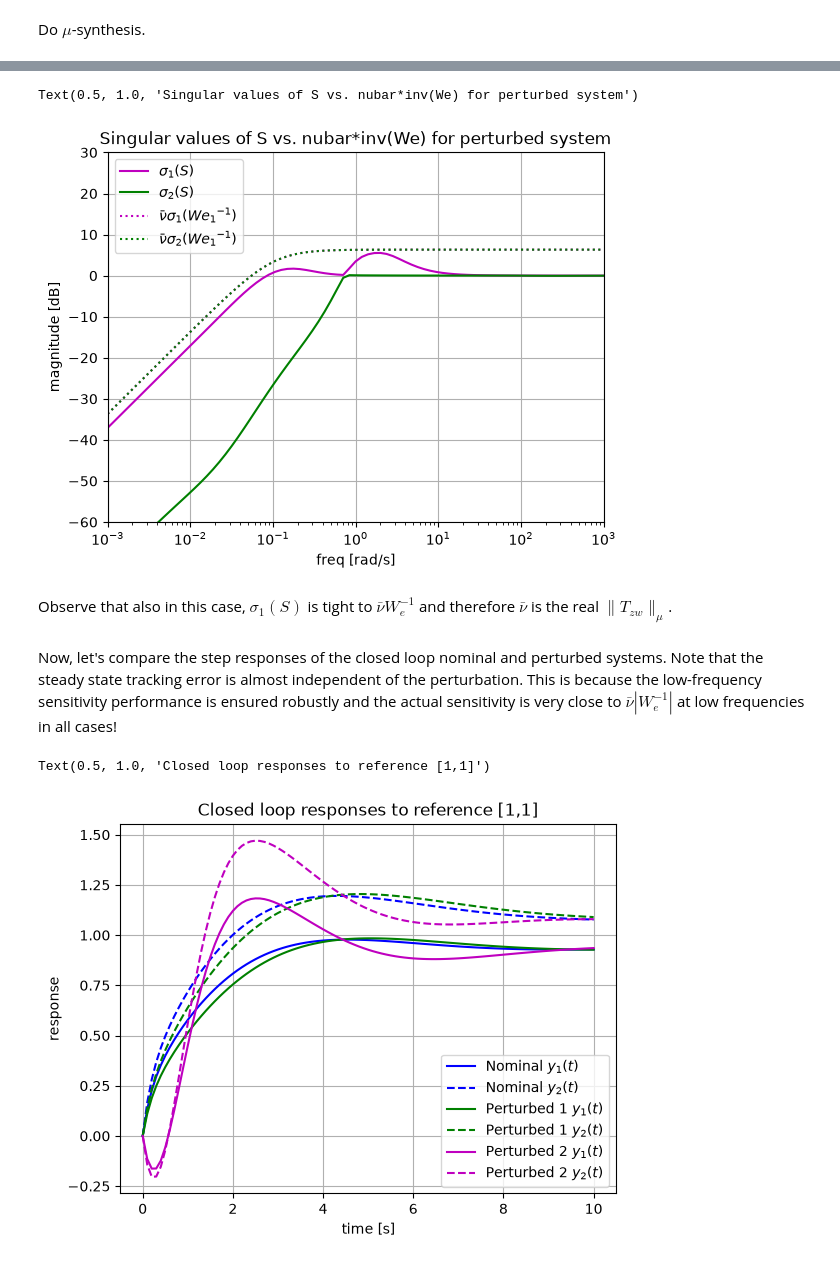
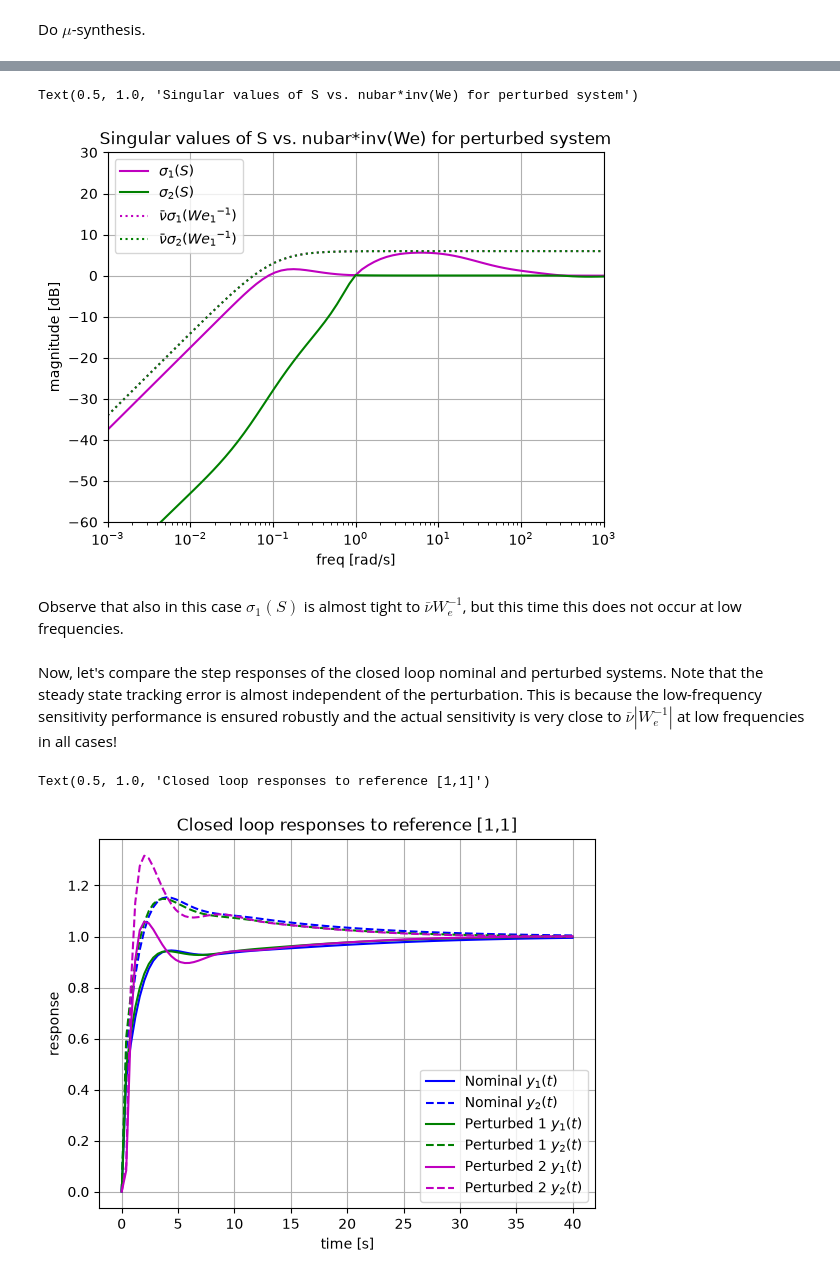
Before and after one commit to giannibi/rpc-scripts, a Jupyter notebook: examples/Part5/02 robust_performance_1.ipynb, the cells around one changed output, grey strips where cells are left out. Cells and saved outputs as stored; diff of their text form; code cells hidden in the pictures.

```diff
--- a/examples/Part5/02 robust_performance_1.ipynb
+++ b/examples/Part5/02 robust_performance_1.ipynb
@@ -250,0 +257,28 @@ Apparently, we hit a particular case here. In fact, since $\sigma_1(S)$ is tight
+# %%
+# Generate the perturbed plant
+Pp = P*(I+0.2/nubar*I)
+Pp.input_labels = ['up[0]','up[1]']
+Pp.output_labels = ['yp[0]','yp[1]']
+
+# Sensitivity of perturbed system
+Sp = ct.interconnect([Pp, Delta, K, Wi, We, sumdelta, fbk],
+                    inputs=['w[0]','w[1]'],
+                    outputs=['y[0]','y[1]'], check_unused=False)
+
+# Compute singular values of S over frequency
+Spsv = rb.sigma(Sp, omega)
+
+# Compare S with nubar*inv(We)
+Weinvsv = nubar*rb.sigma(Weinv, omega)
+
+plt.semilogx(omega, 20*np.log10(Spsv[:, 0]), 'm', label=r'$\sigma_1(S)$')
+plt.semilogx(omega, 20*np.log10(Spsv[:, 1]), 'g', label=r'$\sigma_2(S)$')
+plt.semilogx(omega, 20*np.log10(best_nubar*Weinvsv[:, 0]), 'm:', label=r'$\bar\nu \sigma_1({We_1}^{-1})$')
+plt.semilogx(omega, 20*np.log10(best_nubar*Weinvsv[:, 1]), 'g:', label=r'$\bar\nu  \sigma_2({We_1}^{-1})$')
+plt.ylim([-60, 30])
+plt.ylabel('magnitude [dB]')
+plt.xlim([1e-3, 1e3])
+plt.xlabel('freq [rad/s]')
+plt.legend()
+plt.grid()
+plt.title('Singular values of S vs. nubar*inv(We) for perturbed system')
@@ -253,6 +291,6 @@ Another admissible perturbation is $P_p=P(I+D_p/\bar\nu)$, where $D_p=\frac{0.2-
 # %%
 # Generate another admissible perturbed plant
-Dp = 1/best_nubar * ct.tf([-1,0.2],[0.5,1])
+Dp = 1/(1.01*nubar) * ct.tf([-1,0.2],[0.5,1])
 Dp = Dp.append(Dp)
 
 Pp2 = P*(I+Dp)
@@ -267,6 +305,9 @@ Sp2 = ct.interconnect([Pp2, Delta, K, Wi, We, sumdelta, fbk],
 # Compute singular values of S over frequency
 Spsv = rb.sigma(Sp2, omega)
 
+# Compare S with nubar*inv(We)
+Weinvsv = nubar*rb.sigma(Weinv, omega)
+
 plt.semilogx(omega, 20*np.log10(Spsv[:, 0]), 'm', label=r'$\sigma_1(S)$')
 plt.semilogx(omega, 20*np.log10(Spsv[:, 1]), 'g', label=r'$\sigma_2(S)$')
 plt.semilogx(omega, 20*np.log10(best_nubar*Weinvsv[:, 0]), 'm:', label=r'$\bar\nu \sigma_1({We_1}^{-1})$')
@@ -280,42 +321,42 @@ plt.grid()
 plt.title('Singular values of S vs. nubar*inv(We) for perturbed system')
 # %% [output]
 Text(0.5, 1.0, 'Singular values of S vs. nubar*inv(We) for perturbed system')
-[figure, old version]
+[figure, new version]
 # %% [markdown]
-Observe that also in this case, $\sigma_1(S)$ is tight to $\bar\nu W_e^{-1}$ and therefore $\bar\nu$ is the real $\|T_{zw}\|_\mu$.
+Observe that also in this case $\sigma_1(S)$ is almost tight to $\bar\nu W_e^{-1}$, but this time this does not occur at low frequencies.
 # %% [markdown]
 Now, let's compare the step responses of the closed loop nominal and perturbed systems. Note that the steady state tracking error is almost independent of the perturbation. This is because the low-frequency sensitivity performance is ensured robustly and the actual sensitivity is very close to $\bar\nu|W_e^{-1}|$ at low frequencies in all cases!
 # %%
 # Time for simulation
-time = np.linspace(0, 10, 101)
+time = np.linspace(0, 40, 101)
 
 # Compute complementary sensitivity for nominal, perturbed 1 and perturbed 2
 T = I-S
 Tp = I-Sp
 Tp2 = I-Sp2
 
 # Compute and plot unit step responses
 _, y1 = ct.step_response(T, time, input=0, squeeze=True)
 _, y2 = ct.step_response(T, time, input=1, squeeze=True)
 y = y1+y2
 _, yp1 = ct.step_response(Tp, time, input=0, squeeze=True)
 _, yp2 = ct.step_response(Tp, time, input=1, squeeze=True)
 yp= (yp1+yp2)
 _, yp1_2 = ct.step_response(Tp2, time, input=0, squeeze=True)
 _, yp2_2 = ct.step_response(Tp2, time, input=1, squeeze=True)
 yp_2= (yp1_2+yp2_2)
 
 plt.plot(time, y[0], 'b', label='Nominal $y_1(t)$')
 plt.plot(time, y[1], 'b--', label='Nominal $y_2(t)$')
 plt.plot(time, yp[0], 'g', label='Perturbed 1 $y_1(t)$')
 plt.plot(time, yp[1], 'g--', label='Perturbed 1 $y_2(t)$')
 plt.plot(time, yp_2[0], 'm', label='Perturbed 2 $y_1(t)$')
 plt.plot(time, yp_2[1], 'm--', label='Perturbed 2 $y_2(t)$')
 plt.xlabel('time [s]')
 plt.ylabel('response')
 plt.legend()
 plt.grid()
 plt.title('Closed loop responses to reference [1,1]')
 # %% [output]
 Text(0.5, 1.0, 'Closed loop responses to reference [1,1]')
-[figure, old version]
+[figure, new version]
```
Also changed, not shown: parts of 12 cells of this notebook, 4 other files.
